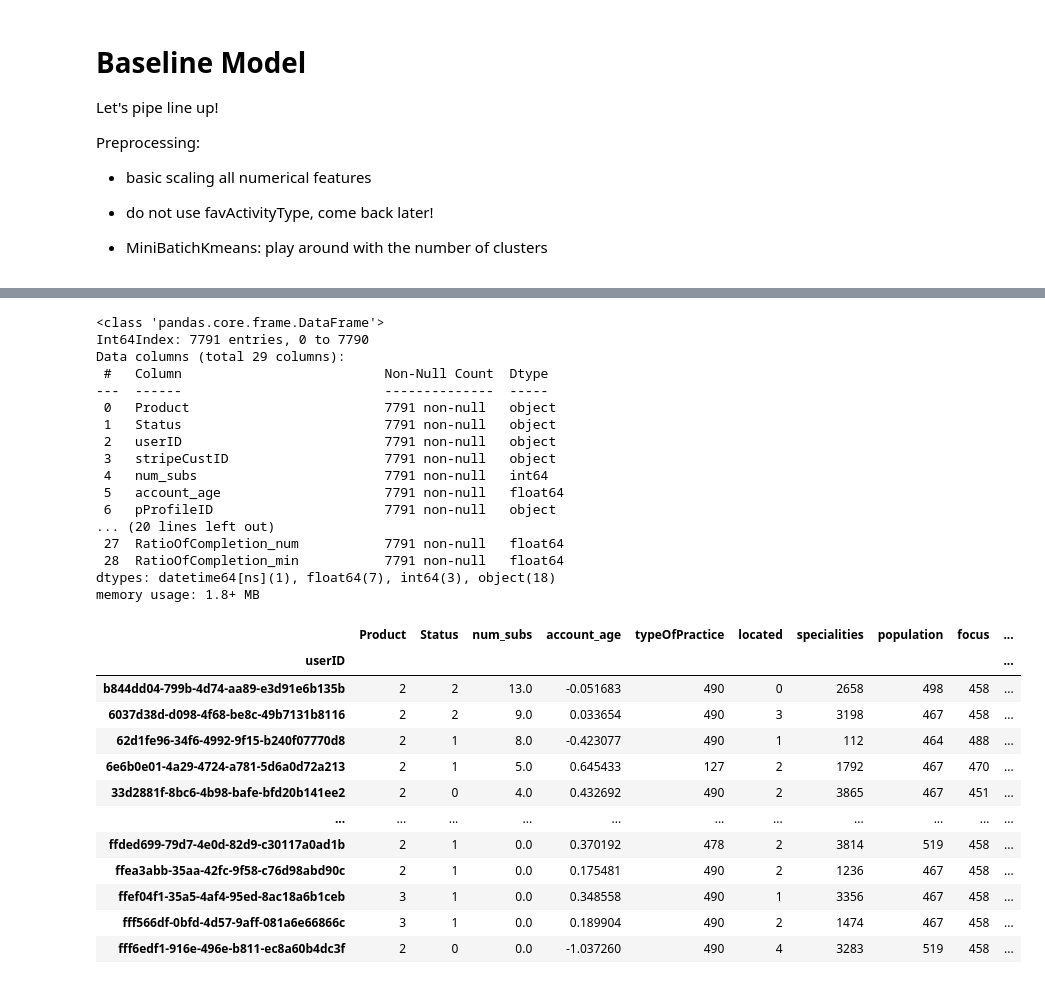
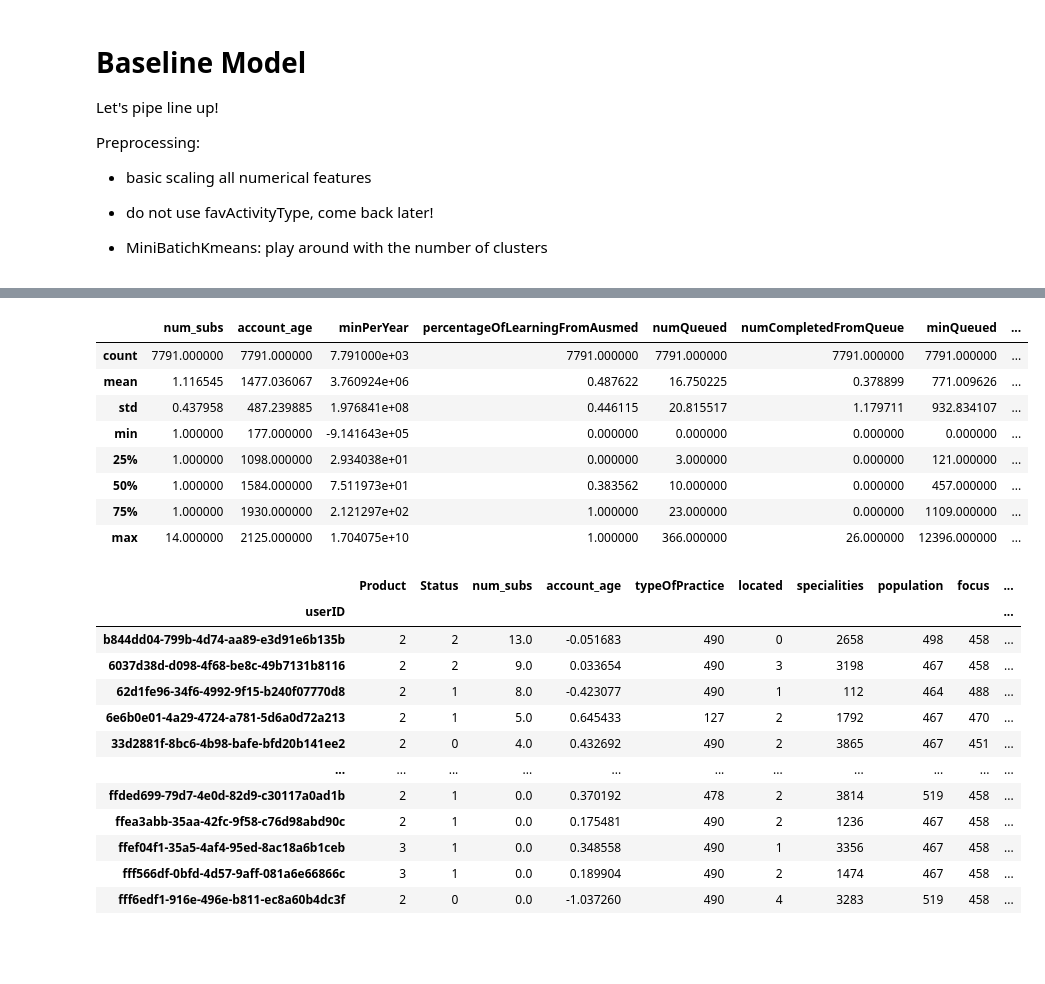
Before and after one commit to BenQuartermaine/customerclustering, a Jupyter notebook: notebooks/ran.ipynb, the cells around one changed output, grey strips where cells are left out. Saved outputs shown, nothing was run; the diff lists cells and outputs as text; code cells hidden in the pictures; blank space fills up the shorter version.

```diff
--- a/notebooks/ran.ipynb
+++ b/notebooks/ran.ipynb
@@ -500,25 +503,15 @@ df.head()
 # %%
-
-df.info()
-obj_col=['Product',]
+df.describe()
 # %% [output]
-<class 'pandas.core.frame.DataFrame'>
-Int64Index: 7791 entries, 0 to 7790
-Data columns (total 29 columns):
- #   Column                          Non-Null Count  Dtype
----  ------                          --------------  -----
- 0   Product                         7791 non-null   object
- 1   Status                          7791 non-null   object
- 2   userID                          7791 non-null   object
- 3   stripeCustID                    7791 non-null   object
- 4   num_subs                        7791 non-null   int64
- 5   account_age                     7791 non-null   float64
- 6   pProfileID                      7791 non-null   object
-... (20 lines left out)
- 27  RatioOfCompletion_num           7791 non-null   float64
- 28  RatioOfCompletion_min           7791 non-null   float64
-dtypes: datetime64[ns](1), float64(7), int64(3), object(18)
-memory usage: 1.8+ MB
+|  | num_subs | account_age | minPerYear | percentageOfLearningFromAusmed | numQueued | numCompletedFromQueue | minQueued | ... |
+| count | 7791.000000 | 7791.000000 | 7.791000e+03 | 7791.000000 | 7791.000000 | 7791.000000 | 7791.000000 | ... |
+| mean | 1.116545 | 1477.036067 | 3.760924e+06 | 0.487622 | 16.750225 | 0.378899 | 771.009626 | ... |
+| std | 0.437958 | 487.239885 | 1.976841e+08 | 0.446115 | 20.815517 | 1.179711 | 932.834107 | ... |
+| min | 1.000000 | 177.000000 | -9.141643e+05 | 0.000000 | 0.000000 | 0.000000 | 0.000000 | ... |
+| 25% | 1.000000 | 1098.000000 | 2.934038e+01 | 0.000000 | 3.000000 | 0.000000 | 121.000000 | ... |
+| 50% | 1.000000 | 1584.000000 | 7.511973e+01 | 0.383562 | 10.000000 | 0.000000 | 457.000000 | ... |
+| 75% | 1.000000 | 1930.000000 | 2.121297e+02 | 1.000000 | 23.000000 | 0.000000 | 1109.000000 | ... |
+| max | 14.000000 | 2125.000000 | 1.704075e+10 | 1.000000 | 366.000000 | 26.000000 | 12396.000000 | ... |
 # %%
 from sklearn.preprocessing import RobustScaler, LabelEncoder, OneHotEncoder
 from sklearn.cluster import MiniBatchKMeans
```
Also changed, not shown: parts of 3 cells of this notebook, 1 other file.
